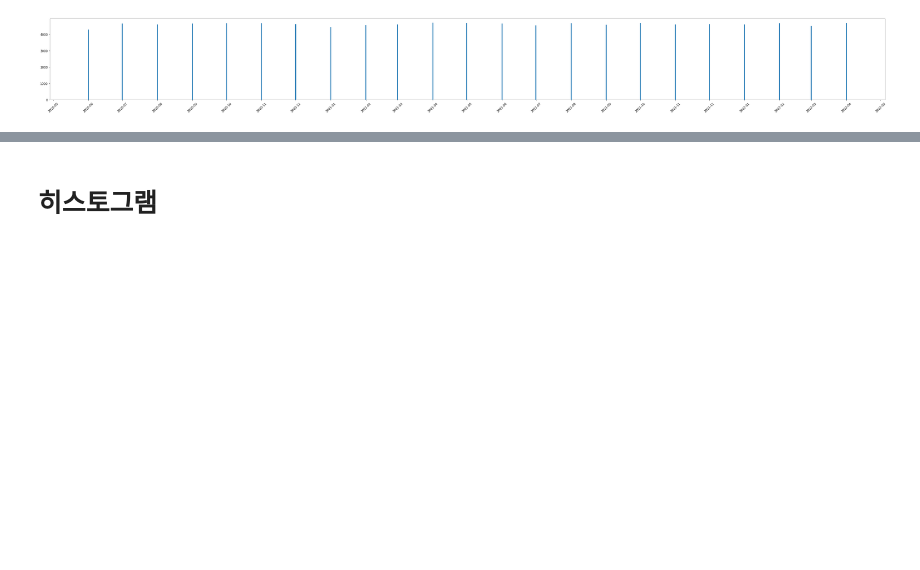
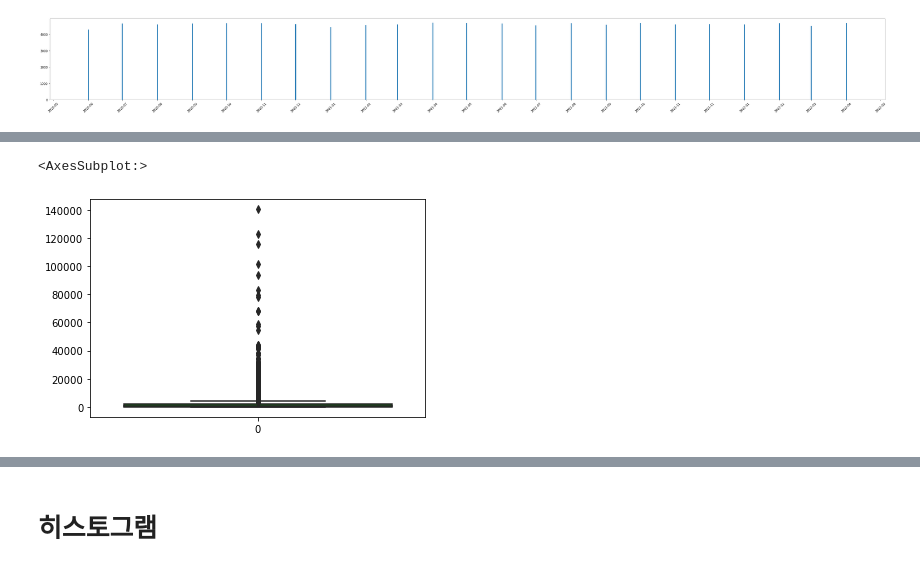
Before and after one commit to 05KBS23/CNU_Daily_study, a Jupyter notebook: python-basic/programmers/week5/EDA_Project2.ipynb, the cells around one changed output, grey strips where cells are left out. Cells and saved outputs as stored; diff of their text form; code cells hidden in the pictures; blank space fills up the shorter version.

```diff
--- a/python-basic/programmers/week5/EDA_Project2.ipynb
+++ b/python-basic/programmers/week5/EDA_Project2.ipynb
@@ -461,0 +466,31 @@ plt.show()
+# %%
+def outliers_iqr1(data):
+    q1,q3 = np.percentile(data, [25,75])
+    iqr = q3 - q1
+    lower_bound = q1 - (iqr * 1.5)
+    upper_bound = q3 + (iqr * 1.5)
+
+    return np.where((data > upper_bound) | (data < lower_bound))
+
+times_outlier_index1 =  outliers_iqr1(df_times_clean["지수_이용건수"])[0]
+amount_outlier_index1 = outliers_iqr1(df_times_clean["지수_이용금액"])[0]
+
+df.loc[times_outlier_index1,"지수_이용건수"]
+df.loc[amount_outlier_index1,"지수_이용금액"]
+
+outlier1 = np.concatenate((times_outlier_index1,amount_outlier_index1), axis = None)
+# %%
+
+not_outlier_index1 = [] #for문을 이용하여 이상치가 아닌 데이터들을 not_outlier에 넣기
+
+for i in df_times_clean.index:
+    if i not in outlier1 :
+        not_outlier_index1.append(i)
+
+df_clean2 = df.loc[not_outlier_index1]
+df_clean2 = df_clean2.reset_index(drop = True)
+
+sns.boxplot(data = df_clean2["지수_이용건수"], color = 'green')
+# %% [output]
+<AxesSubplot:>
+[figure, added]
```
Also changed, not shown: parts of 14 cells of this notebook.
